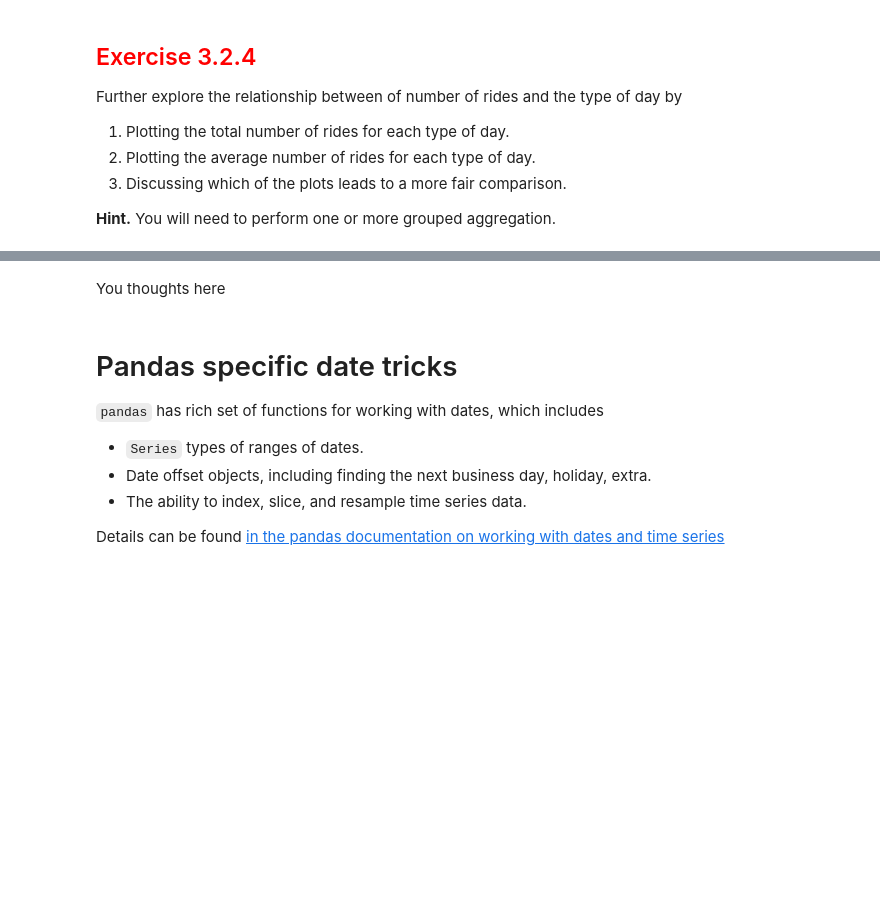
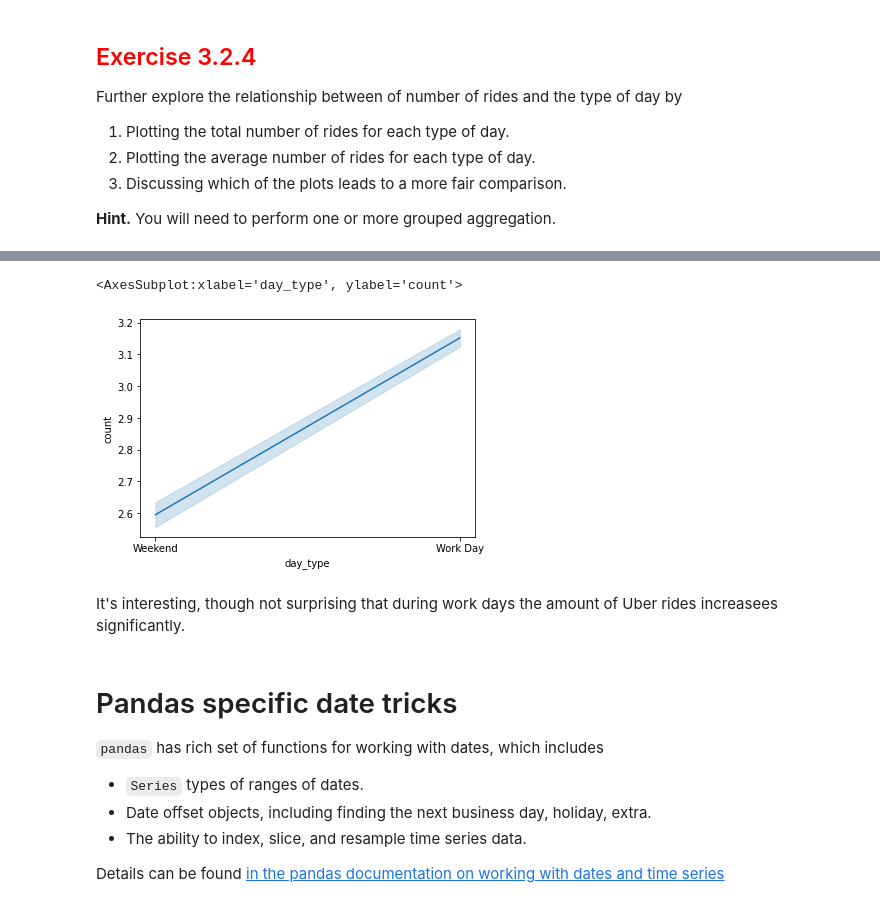
Before and after one commit to grandweb4/module3_more_about_mutate, a Jupyter notebook: 3_2_working_with_dates.ipynb, the cells around one changed output, grey strips where cells are left out. Saved outputs shown, nothing was run; the diff lists cells and outputs as text; code cells hidden in the pictures; blank space fills up the shorter version.

```diff
--- a/3_2_working_with_dates.ipynb
+++ b/3_2_working_with_dates.ipynb
@@ -542,7 +540,13 @@ Further explore the relationship between of number of rides and the type of day
 # %%
 # Your code for plot 2 here
+sns.lineplot(data = newUb,
+            x = 'day_type',
+            y = 'count')
+# %% [output]
+<AxesSubplot:xlabel='day_type', ylabel='count'>
+[figure, added]
-# %% [markdown]
-You thoughts here
+# %% [markdown]
+It's interesting, though not surprising that during work days the amount of Uber rides increasees significantly.
 # %% [markdown]
 # Pandas specific date tricks
 
```
Also changed, not shown: parts of 7 cells of this notebook.
